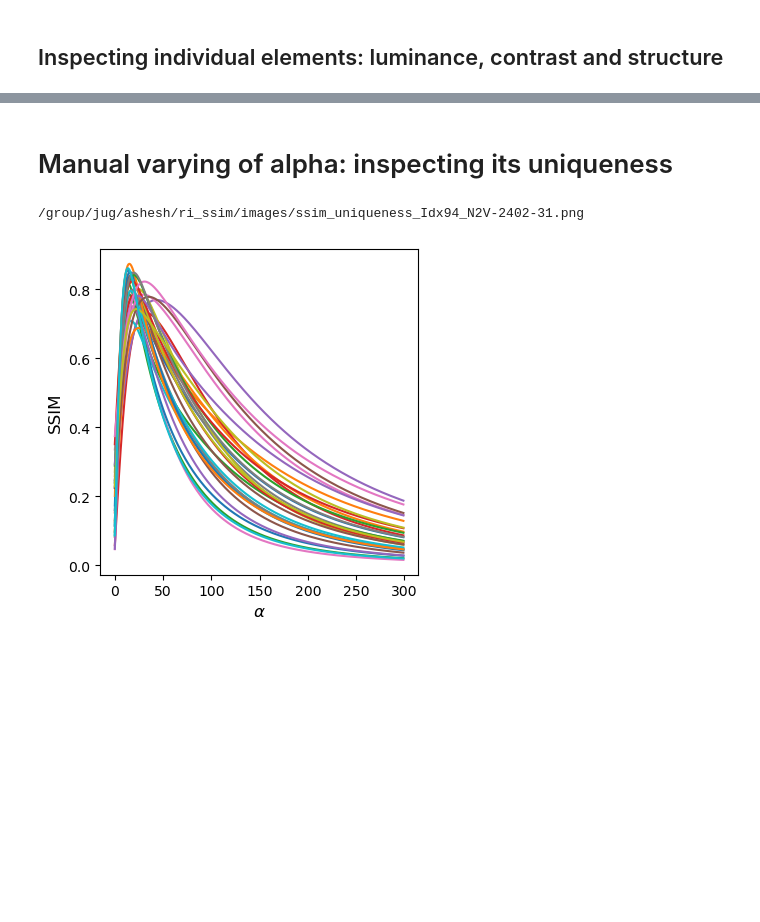
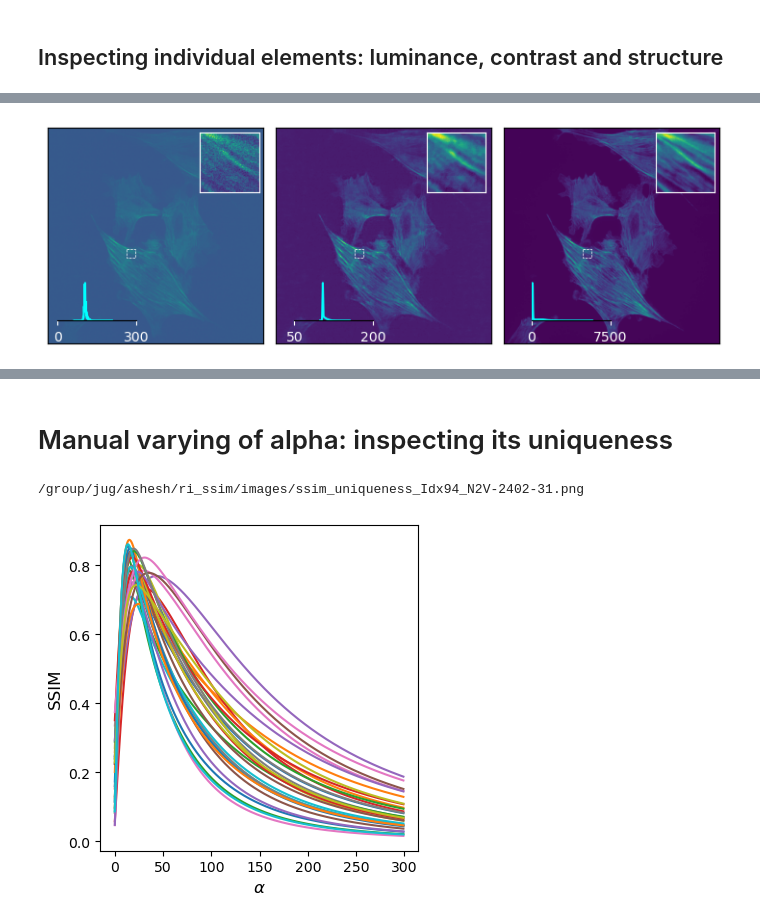
Before and after one commit to juglab/MicroSSIM, a Jupyter notebook: notebooks/Evaluate.ipynb, the cells around one changed output, grey strips where cells are left out. Drawn from its saved outputs; the diff is of its cells as text; code cells hidden in the pictures; blank space fills up the shorter version.

```diff
--- a/notebooks/Evaluate.ipynb
+++ b/notebooks/Evaluate.ipynb
@@ -95,0 +57,89 @@ if save_to_file:
+# %%
+from disentangle.analysis.plot_utils import add_pixel_kde, clean_ax, add_subplot_axes
+import os
+from matplotlib import patches
+def boundary_color(ax_cur, color):
+    for spine in ax_cur.spines.values():
+        spine.set_edgecolor(color)
+
+save_to_file = True
+_,ax = plt.subplots(figsize=(9,3),ncols=3)
+ax[0].imshow(gt_lowsnr[idx])
+ax[1].imshow(pred[idx])
+ax[2].imshow(gt[idx])
+
+# zoomin rectangles
+zoomin_h = 1150
+zoomin_w = 750
+zoomin_sz = 80
+rect = patches.Rectangle((zoomin_w, zoomin_h), zoomin_sz,zoomin_sz,
+                         linewidth=0.5, edgecolor='w', facecolor='none', linestyle='--')
+ax[0].add_patch(rect)
+rect = patches.Rectangle((zoomin_w, zoomin_h), zoomin_sz,zoomin_sz,
+                         linewidth=0.5, edgecolor='w', facecolor='none', linestyle='--')
+ax[1].add_patch(rect)
+
+rect = patches.Rectangle((zoomin_w, zoomin_h), zoomin_sz,zoomin_sz,
+                         linewidth=0.5, edgecolor='w', facecolor='none', linestyle='--')
+ax[2].add_patch(rect)
+
+# zoomin patches
+zoomin_rect = [0.77, 0.72, 0.3, 0.3]
+zoomin_ax = add_subplot_axes(ax[0], zoomin_rect, facecolor = 'w', min_labelsize = 5)
+zoomin_ax.imshow(gt_lowsnr[idx][zoomin_h:zoomin_h+zoomin_sz,zoomin_w:zoomin_w+zoomin_sz])
+clean_ax(zoomin_ax)
+boundary_color(zoomin_ax, 'white')
+
+zoomin_rect = [0.72, 0.72, 0.3, 0.3]
+zoomin_ax = add_subplot_axes(ax[1], zoomin_rect, facecolor = 'w', min_labelsize = 5)
+zoomin_ax.imshow(pred[idx][zoomin_h:zoomin_h+zoomin_sz,zoomin_w:zoomin_w+zoomin_sz])
+clean_ax(zoomin_ax)
+boundary_color(zoomin_ax, 'white')
+
+zoomin_rect = [0.68, 0.72, 0.3, 0.3]
+zoomin_ax = add_subplot_axes(ax[2], zoomin_rect, facecolor = 'w', min_labelsize = 5)
+zoomin_ax.imshow(gt[idx][zoomin_h:zoomin_h+zoomin_sz,zoomin_w:zoomin_w+zoomin_sz])
+clean_ax(zoomin_ax)
+boundary_color(zoomin_ax, 'white')
+
+
+
+color_ch = 'cyan'
+# color_pred = 'red'
+inset_min_labelsize = 10
+hist_inset_rect = [0.05, 0.07, 0.4, 0.2]
+fac = 1 if save_to_file else 4
+add_pixel_kde(ax[0],
+                  hist_inset_rect,
+                  [gt_lowsnr[idx][::fac,::fac]],
+                  inset_min_labelsize,
+                  color_list=[color_ch],
+                  label_list = [''])
+
+
+
+
+add_pixel_kde(ax[1],
+                  hist_inset_rect,
+                  [pred[idx][::fac,::fac]],
+                  inset_min_labelsize,
+                  color_list=[color_ch],
+                  label_list = [''])
+
+add_pixel_kde(ax[2],
+                  hist_inset_rect,
+                  [gt[idx][::fac,::fac]],
+                  inset_min_labelsize,
+                  color_list=[color_ch],
+                  label_list = [''])
+
+clean_ax(ax)
+plt.subplots_adjust(wspace=0.06, hspace=0.06)
+if save_to_file:
+    postfix= os.path.basename(gt_path).replace('gt-','').replace('.tif','.png')
+    fname = f'bkg_ablation_Idx{idx}_raw_predictions_{postfix}'
+    fpath = os.path.join('/group/jug/ashesh/ri_ssim/images', fname)
+    print(fpath)
+    # plt.tight_layout()
+    plt.savefig(fpath, dpi=200)
+# %% [output]
@@ -96,3 +147,4 @@ if save_to_file:
+[figure, added]
 # %%
 
 def add_text(ax, text, img_shape, place='TOP_LEFT', facecolor='white', edgecolor='black'):
```
Also changed, not shown: parts of 14 cells of this notebook, 5 other files.
